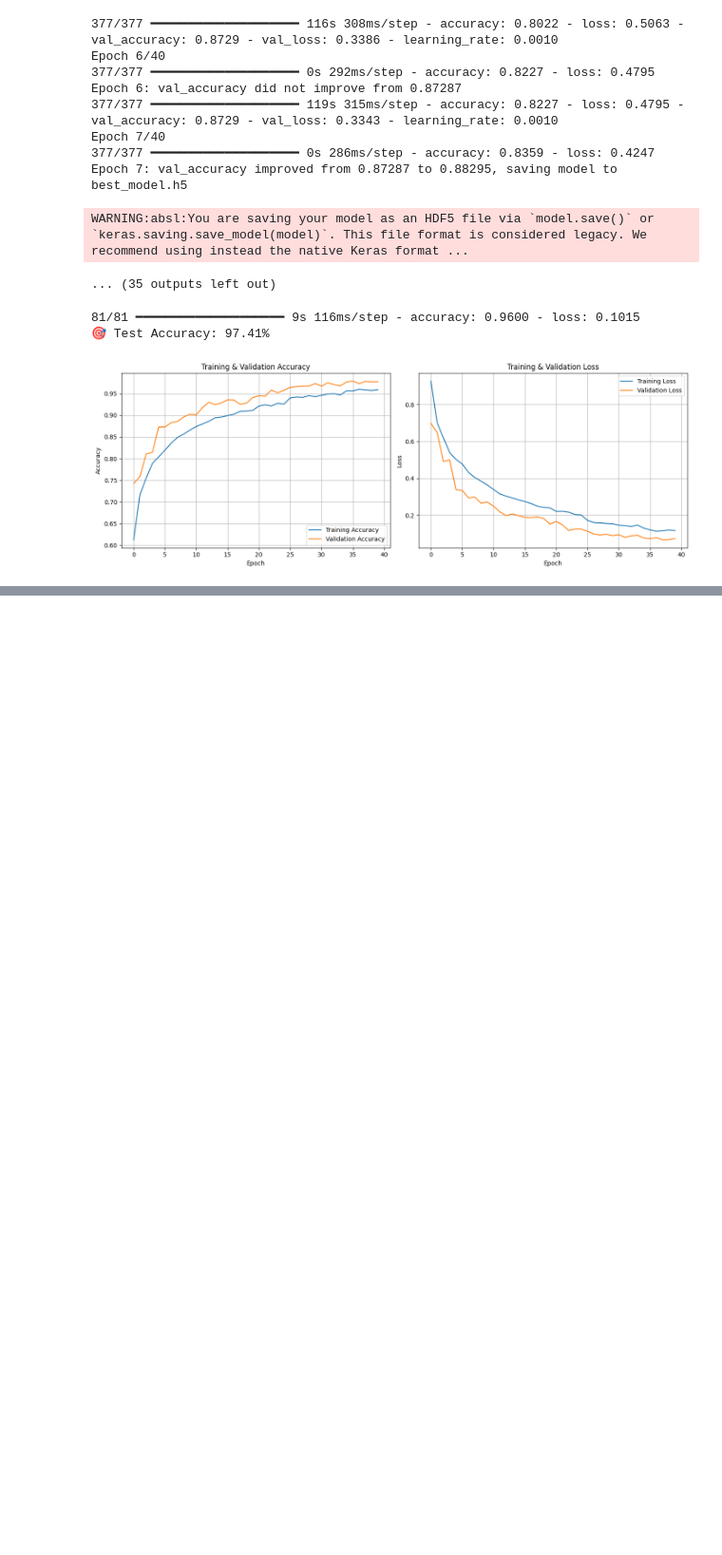
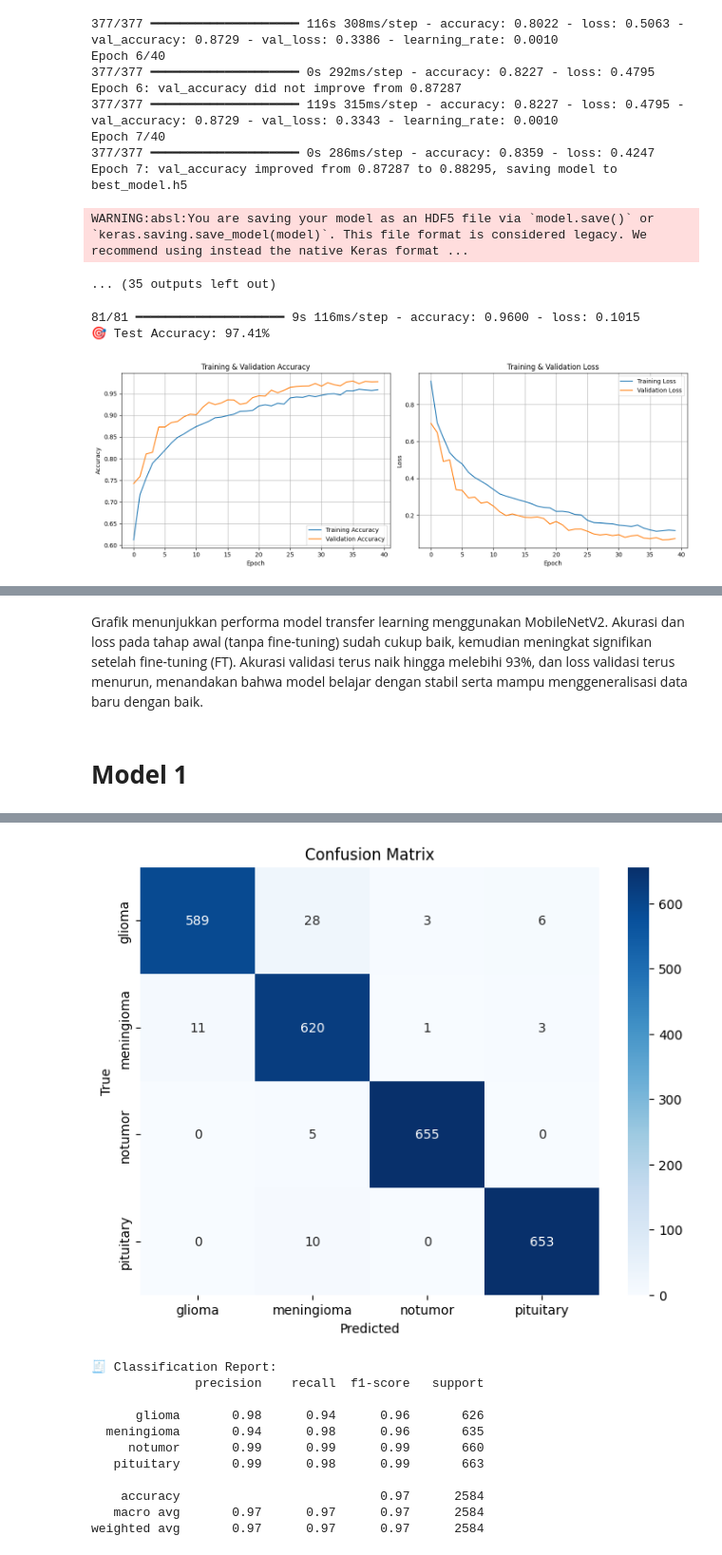
Before and after one commit to Yona1201/Brainomaly-DeepLearning-MRI-Classifier, a Jupyter notebook: notebook.ipynb, the cells around one changed output, grey strips where cells are left out. Shown at 95% size. Saved outputs shown, nothing was run; the diff lists cells and outputs as text; code cells hidden in the pictures; blank space fills up the shorter version.

```diff
--- a/Alek_Capstone.ipynb
+++ b/notebook.ipynb
@@ -419,0 +666,29 @@ plt.show()
+# %% [markdown]
+Grafik menunjukkan performa model transfer learning menggunakan MobileNetV2. Akurasi dan loss pada tahap awal (tanpa fine-tuning) sudah cukup baik, kemudian meningkat signifikan setelah fine-tuning (FT). Akurasi validasi terus naik hingga melebihi 93%, dan loss validasi terus menurun, menandakan bahwa model belajar dengan stabil serta mampu menggeneralisasi data baru dengan baik.
+# %% [markdown]
+# **Model 1**
+# %%
+import numpy as np
+from sklearn.metrics import confusion_matrix, classification_report
+import seaborn as sns
+import matplotlib.pyplot as plt
+
+# Predict on test data
+Y_pred = model1.predict(test_generator, verbose=1)
+y_pred = np.argmax(Y_pred, axis=1)
+y_true = test_generator.classes
+class_names = list(test_generator.class_indices.keys())
+
+# Confusion Matrix
+cm = confusion_matrix(y_true, y_pred)
+plt.figure(figsize=(8, 6))
+sns.heatmap(cm, annot=True, fmt="d", cmap="Blues", xticklabels=class_names, yticklabels=class_names)
+plt.title("Confusion Matrix")
+plt.xlabel("Predicted")
+plt.ylabel("True")
+plt.show()
+
+# Classification Report
+print("🧾 Classification Report:")
+print(classification_report(y_true, y_pred, target_names=class_names))
+# %% [output]
@@ -419,0 +696,12 @@ plt.show()
+[figure, added]
+🧾 Classification Report:
+              precision    recall  f1-score   support
+
+      glioma       0.98      0.94      0.96       626
+  meningioma       0.94      0.98      0.96       635
+     notumor       0.99      0.99      0.99       660
+   pituitary       0.99      0.98      0.99       663
+
+    accuracy                           0.97      2584
+   macro avg       0.97      0.97      0.97      2584
+weighted avg       0.97      0.97      0.97      2584
```
Also changed, not shown: parts of 14 cells of this notebook.
